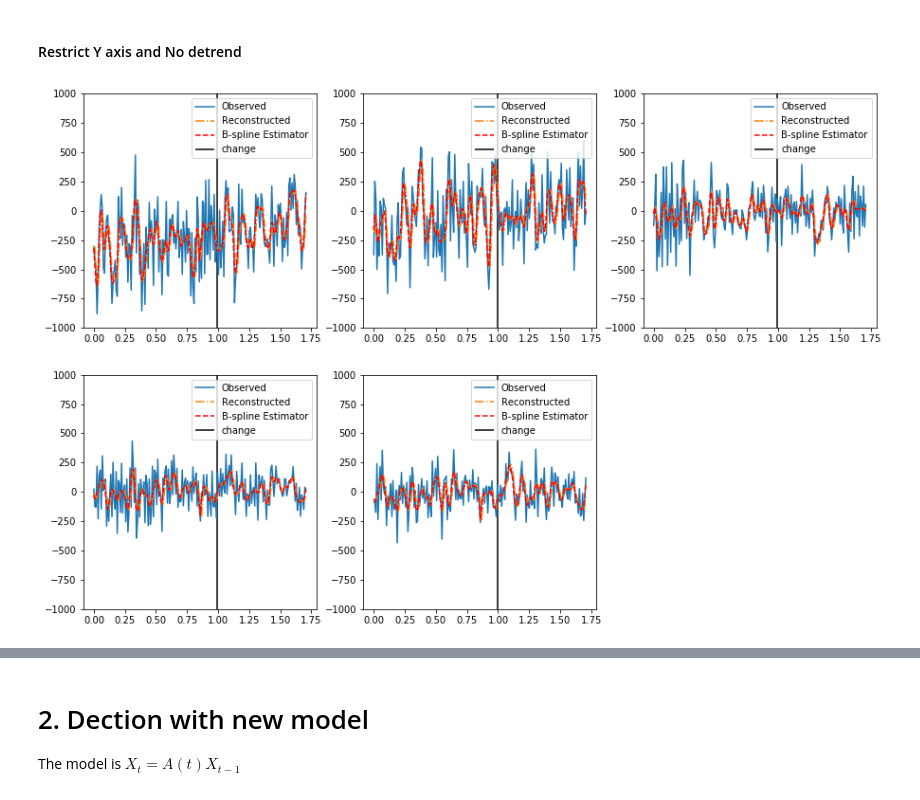
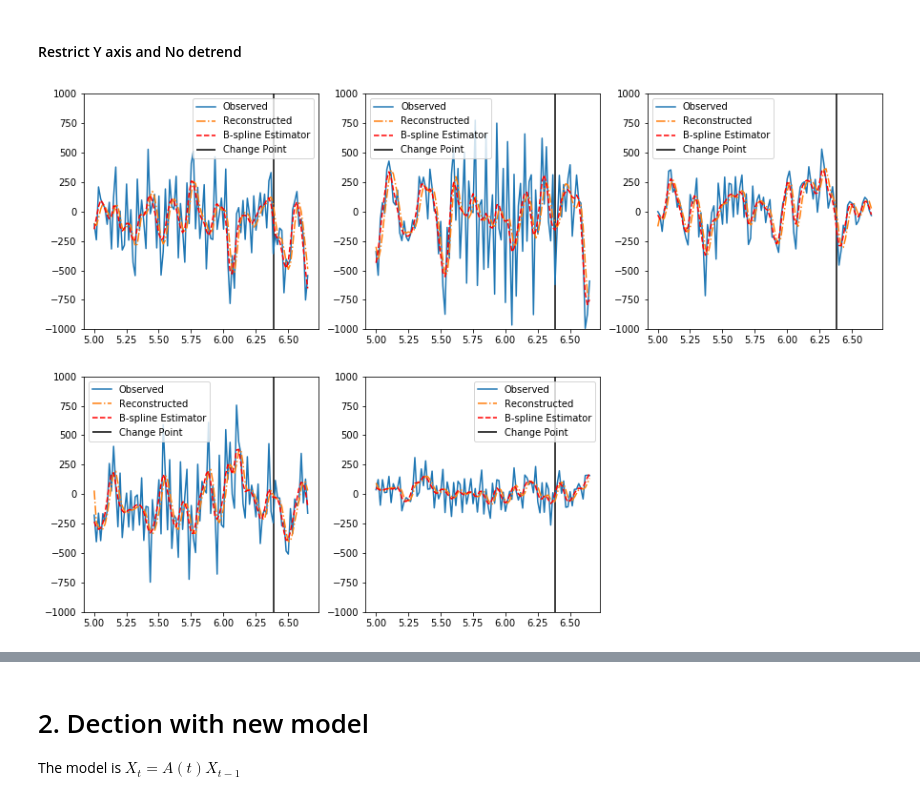
Before and after one commit to JINhuaqing/TVDN-simu, a Jupyter notebook: realdata/MEG1HPF0917.ipynb, the cells around one changed output, grey strips where cells are left out. Drawn from its saved outputs; the diff is of its cells as text; code cells hidden in the pictures.

```diff
--- a/realdata/MEG1HPF0917.ipynb
+++ b/realdata/MEG1HPF0917.ipynb
@@ -766,0 +706,3 @@ res
+# %%
+MSEsAll = np.array([ res.MSEsKappas for res in saveResult])
+mMSEs = MSEsAll.mean(axis=0)
@@ -767,2 +721,11 @@ res
+# %%
+rIdx, kappaIdx = np.unravel_index(np.argmin(mMSEs),mMSEs.shape)
+optRank = ranks[rIdx]
+optKappa = kappas[rIdx]
 # %% [markdown]
 # 1. Dection
+# %%
+MEGBspDet = TVDNDetect1(Ymat=hpfMEGEdgeRM[:, :3600], ReconXmat=ReconXmatNewBspStep, numStep=1,
+                        saveDir="../results", dataType="MEG", Lmin=60, downRate=20, fct=0.5, T=2, MaxM=20,
+                        fName="subj1_HPF_EdgeRM_full", r=optRank, kappa=optKappa, freq=120, lamb=1e-6,
+                          decimateRate=None, is_detrend=True)
@@ -769,2 +748,2 @@ res
 # %%
-MEGBspDet = res.DetectObj
+MEGBspDet()
@@ -806,19 +812,19 @@ array([13, 57, 24, 49, 42])
 # %% [markdown]
 #### Restrict Y axis and No detrend
 # %%
-low = 0
-up = 200
+low = 300
+up = 400
 plt.figure(figsize=[15, 5*2])
 for i, idx, in enumerate(idxs):
     plt.subplot(2, 3, i+1)
     plt.ylim([-1000, 1000])
     plt.plot(MEGBspDet.ptime[low:up], MEGBspDet.nYmat[idx, low:up], "-", label="Observed")
     plt.plot(MEGBspDet.ptime[low:up], MEGBspDet.RecResCur.EstXmatRealOrg[idx, low:up], "-.", label="Reconstructed")
     plt.plot(MEGBspDet.ptime[low:up], MEGBspDet.Xmat[idx, low:up], "r--", label="B-spline Estimator")
-    plt.vlines(MEGBspDet.ptime[low:up][116], ymin=-1000, ymax=1000, label="change")
+    plt.vlines(MEGBspDet.ptime[low:up][83], ymin=-1000, ymax=1000, label="Change Point")
     plt.legend()
 # %% [output]
-[figure, old version]
+[figure, new version]
 # %%
 MEGBspDet.PlotEigenCurve()
 # %% [output]
```
Also changed, not shown: parts of 35 cells of this notebook, 1 other file.
